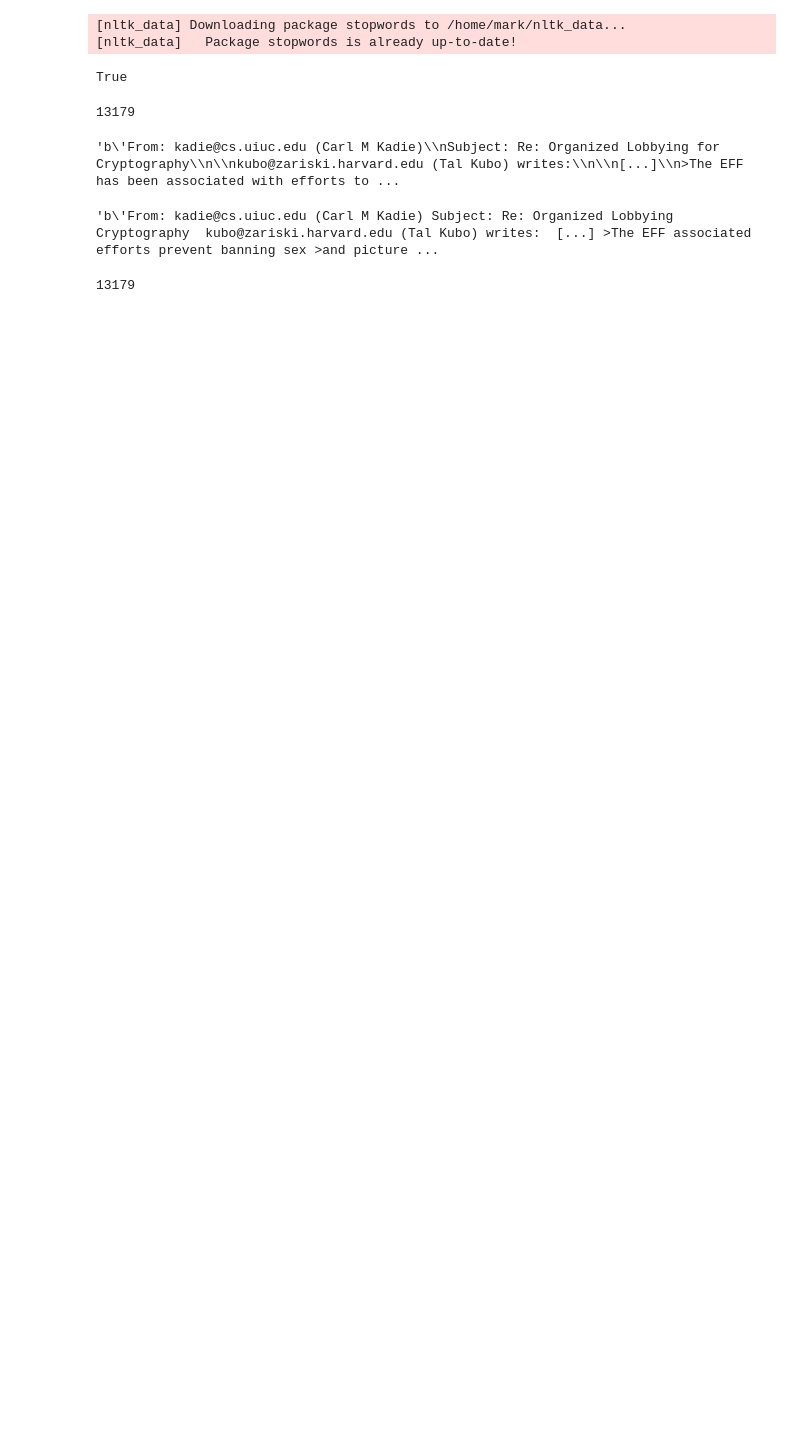
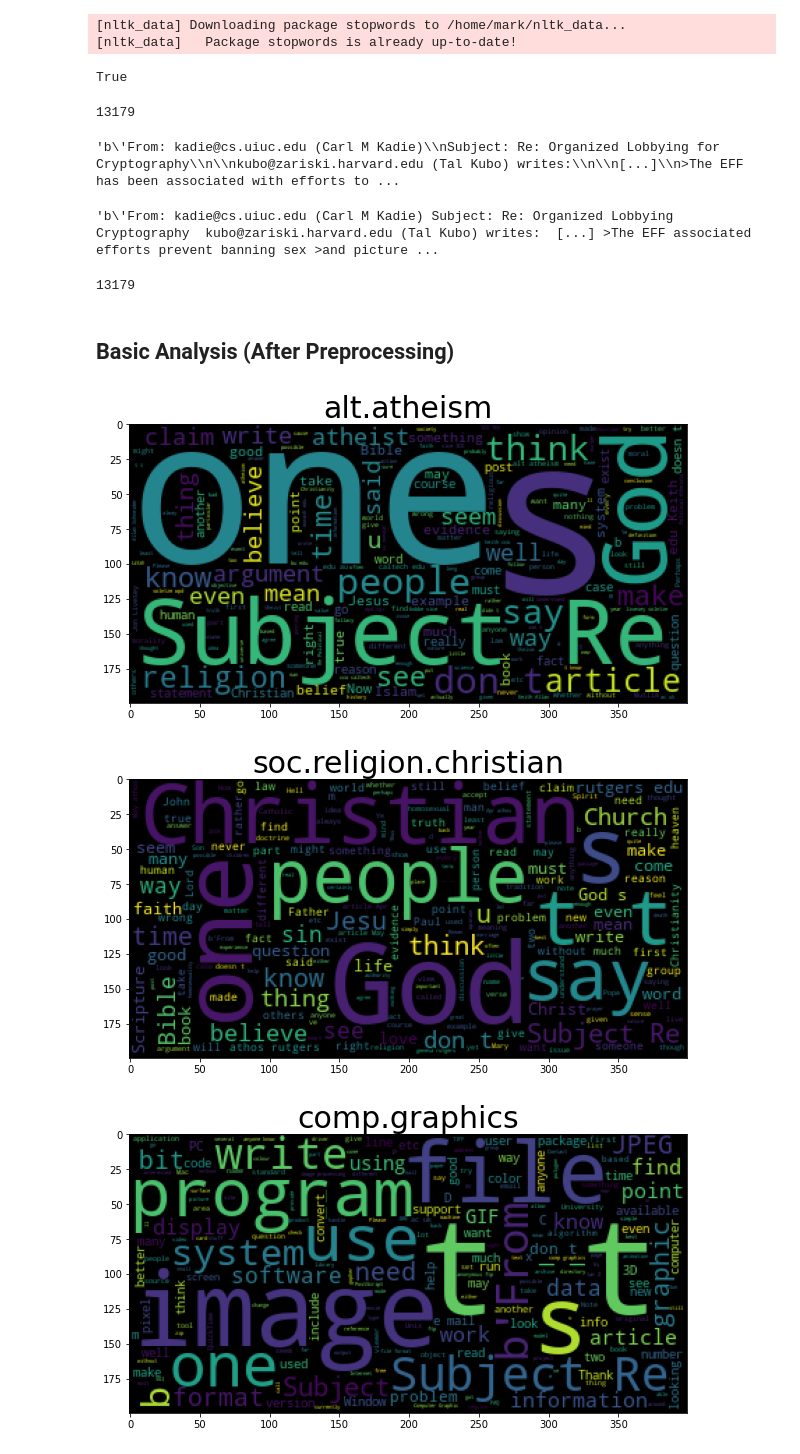
Before and after one commit to mjcortejo/demo-text-classification-scikit, a Jupyter notebook: Preprocessing.ipynb, the cells around one changed output. Saved outputs shown, nothing was run; the diff lists cells and outputs as text; code cells hidden in the pictures; blank space fills up the shorter version.

Commit message:
fix: add analysis after preprocessing

```diff
--- a/Preprocessing.ipynb
+++ b/Preprocessing.ipynb
@@ -55,0 +54,23 @@ train_df.to_csv("dataset/new_train.csv", index=False, header=True)
+# %% [markdown]
+## Basic Analysis (After Preprocessing)
+# %%
+preferred_categories = [
+            'alt.atheism',
+            'soc.religion.christian',
+            'comp.graphics',
+            'sci.med',
+            'talk.politics.guns'
+]
+# %%
+import matplotlib.pyplot as plt
+from wordcloud import WordCloud
+
+for each_preferred_category in preferred_categories:
+    wc = WordCloud().generate(' '.join(train_df[train_df['categories'] == each_preferred_category]['text']))
+    plt.figure(figsize=(10, 10))
+    plt.title(each_preferred_category, fontsize=30)
+    plt.imshow(wc)
+# %% [output]
+[figure, added]
+[figure, added]
+[figure, added]
```
Also changed, not shown: parts of 2 cells of this notebook.
